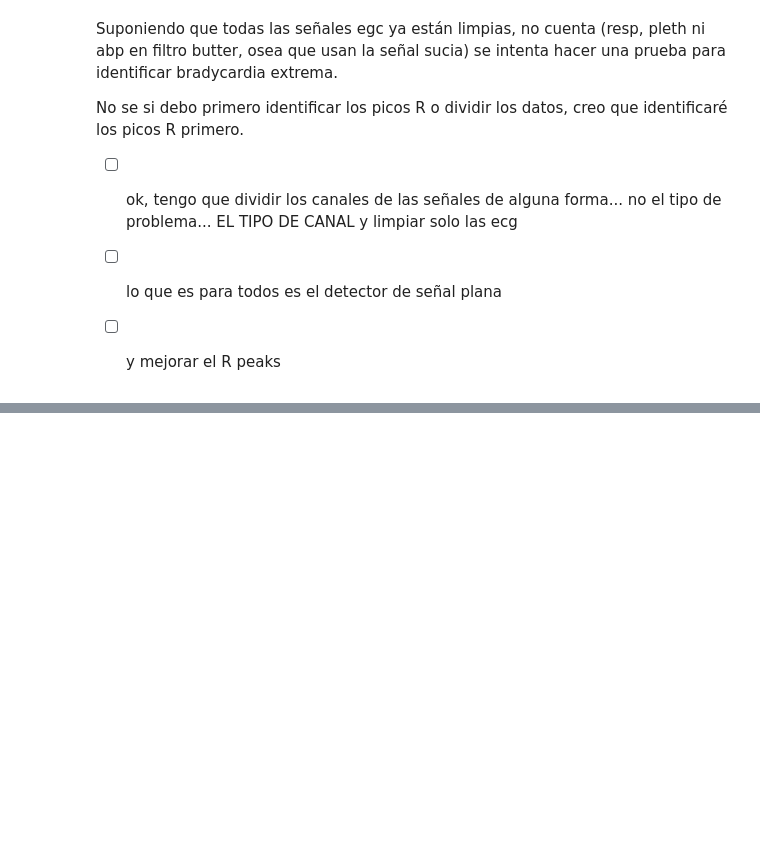
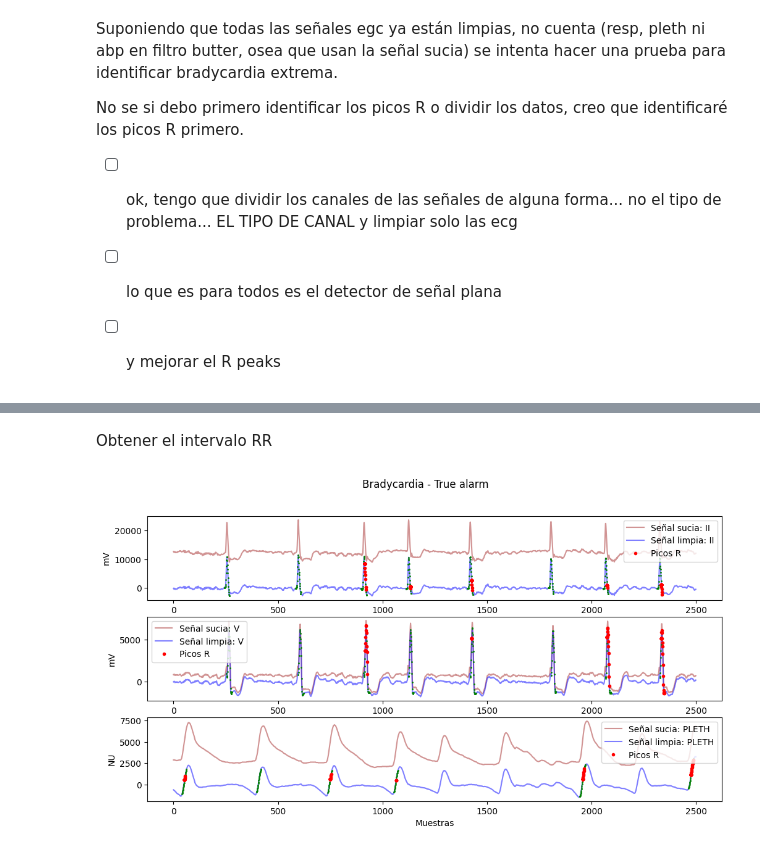
Before and after one commit to vynzk/UCIprojA-main, a Jupyter notebook: inform2.ipynb, the cells around one changed output, grey strips where cells are left out. Drawn from its saved outputs; the diff is of its cells as text; code cells hidden in the pictures; blank space fills up the shorter version.

```diff
--- a/inform2.ipynb
+++ b/inform2.ipynb
@@ -399,0 +401,2 @@ plt.show()
+# %% [markdown]
+Obtener el intervalo RR
@@ -399,0 +424,47 @@ plt.show()
+# %%
+plt.figure(figsize=(12, 6))
+for i in range(len(record.sig_name)):
+    plt.subplot(len(record.sig_name), 1, i+1)
+    plt.plot(signals1[i, :], label=f'Señal sucia: {record.sig_name[i]}', color='brown', alpha=0.5)
+    plt.plot(signals0[i, :], label=f'Señal limpia: {record.sig_name[i]}', color='blue', alpha=0.5)
+
+    # Marcar áreas planas y zigzags
+    marked_signal, flat_areas = mark_flat_lines(signals1[i, :])
+    zigzag_areas = mark_zigzag_lines(signals0[i, :])
+    picos_r, ecg_filtrada, ecg_integrada = pan_tompkins(signals0[i, :],250)
+    intervalo_rr= calcular_intervalo_rr(picos_r)
+    picos_r_maximos = identificar_picos_r_maximos(ecg_integrada, picos_r)
+    intervalo_rr_max = calcular_intervalo_rr_max(picos_r_maximos, 250)
+    # Resaltar visualmente los segmentos planos de la señal sucia
+    for start, end in flat_areas:
+        plt.axvspan(start, end, color='brown', alpha=0.3)
+
+    # Marcar zigzags
+    for start, end in zigzag_areas:
+        plt.axvspan(start, end, color='yellow', alpha=0.2)
+
+    # Marcar los picos R
+    for peak in picos_r:
+        plt.plot(peak, signals0[i, peak], 'ro', markersize=1, color='green')  # Usar signals0 y peak para graficar correctamente
+
+    # Anotar los intervalos RR entre los picos R
+    #for j in range(len(intervalo_rr)):
+        # Posición en x para colocar el intervalo es el promedio entre dos picos R consecutivos
+    #    x_position = (picos_r[j] + picos_r[j + 1]) / 2
+    #    y_position = signals0[i, picos_r[j]]  # Usar la señal en el primer pico para y
+
+        # Anotamos el valor del intervalo RR
+    #    plt.text(x_position, y_position, f'{intervalo_rr[j]:.2f}s', color='purple', fontsize=8)
+
+    # Graficar picos R máximos
+    plt.plot(picos_r_maximos, signals0[i, picos_r_maximos], 'ro', markersize=3, label='Picos R')
+
+
+    plt.xlabel('Muestras')
+    plt.ylabel(record.units[i])
+    plt.legend()
+
+plt.suptitle(record.comments[0] + ' - ' + record.comments[1])
+plt.show()
+# %% [output]
+[figure, added]
```
Also changed, not shown: parts of 3 cells of this notebook, 1 other file.
